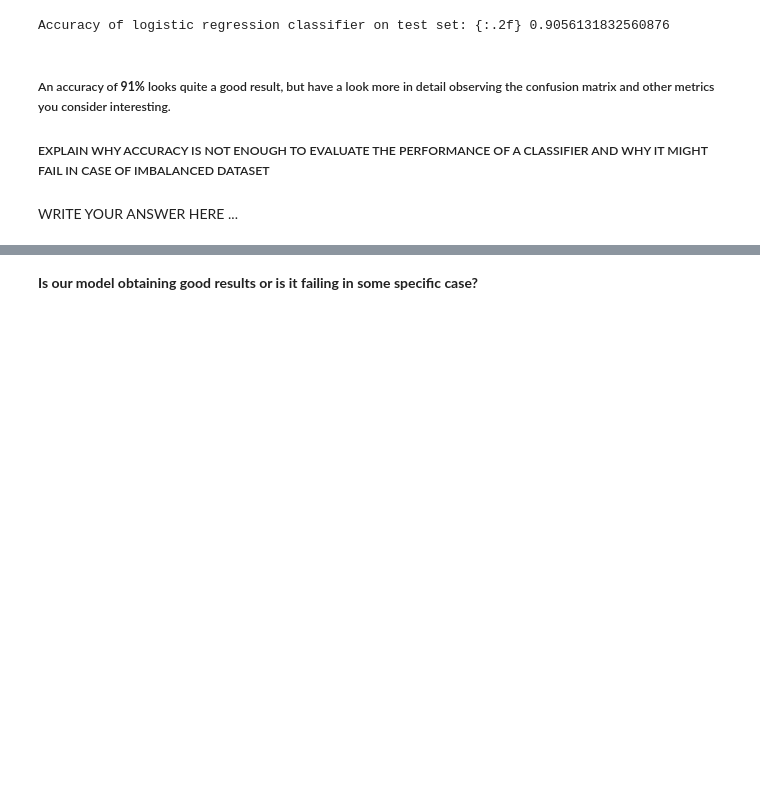
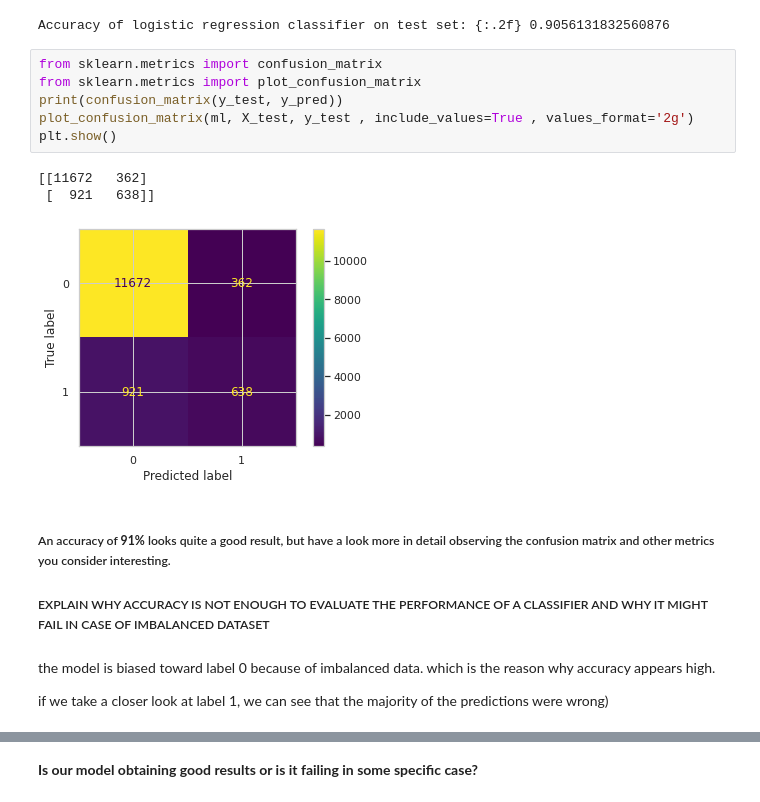
Before and after one commit to KhaldounN/Files-, a Jupyter notebook: Session_2/Session_2_Logistic_Regression_EXERCISE.ipynb, the cells around one changed output, grey strips where cells are left out. Saved outputs shown, nothing was run; the diff lists cells and outputs as text; blank space fills up the shorter version.

```diff
--- a/Session_2/Session_2_Logistic_Regression_EXERCISE.ipynb
+++ b/Session_2/Session_2_Logistic_Regression_EXERCISE.ipynb
@@ -293,13 +293,25 @@ y_pred = ml.predict(X_test)
 print('Accuracy of logistic regression classifier on test set: {:.2f}' , ml.score(X_test,y_test))
 # %% [output]
 Accuracy of logistic regression classifier on test set: {:.2f} 0.9056131832560876
+# %%
+from sklearn.metrics import confusion_matrix
+from sklearn.metrics import plot_confusion_matrix
+print(confusion_matrix(y_test, y_pred))
+plot_confusion_matrix(ml, X_test, y_test , include_values=True , values_format='2g')
+plt.show()
+# %% [output]
+[[11672   362]
+ [  921   638]]
+[figure, added]
 # %% [markdown]
 ##### An accuracy of **91%** looks quite a good result, but have a look more in detail observing the confusion matrix and other metrics you consider interesting.
 
 
 ##### EXPLAIN WHY ACCURACY IS NOT ENOUGH TO EVALUATE THE PERFORMANCE OF A CLASSIFIER AND WHY IT MIGHT FAIL IN CASE OF IMBALANCED DATASET
-# %% [markdown]
-WRITE YOUR ANSWER HERE ...
+# %% [markdown]
+the model is biased toward label 0 because of imbalanced data. which is the reason why accuracy appears high.
+
+if we take a closer look at label 1, we can see that the majority of the predictions were wrong)
 # %% [markdown]
 The confusion matrics gives an interesting overview of how well a model is doing and it is a great starting point for any classification model evaluation.
 
```
Also changed, not shown: parts of 7 cells of this notebook.
